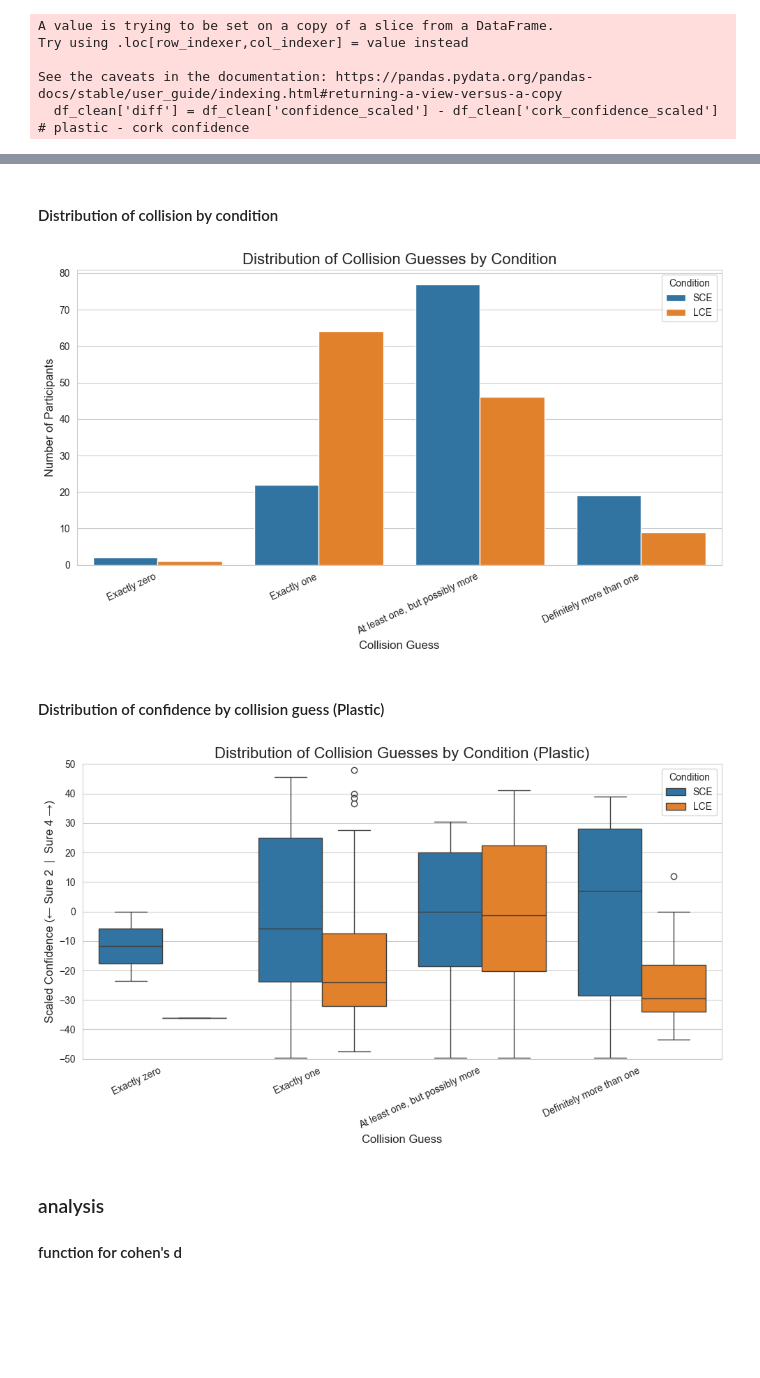
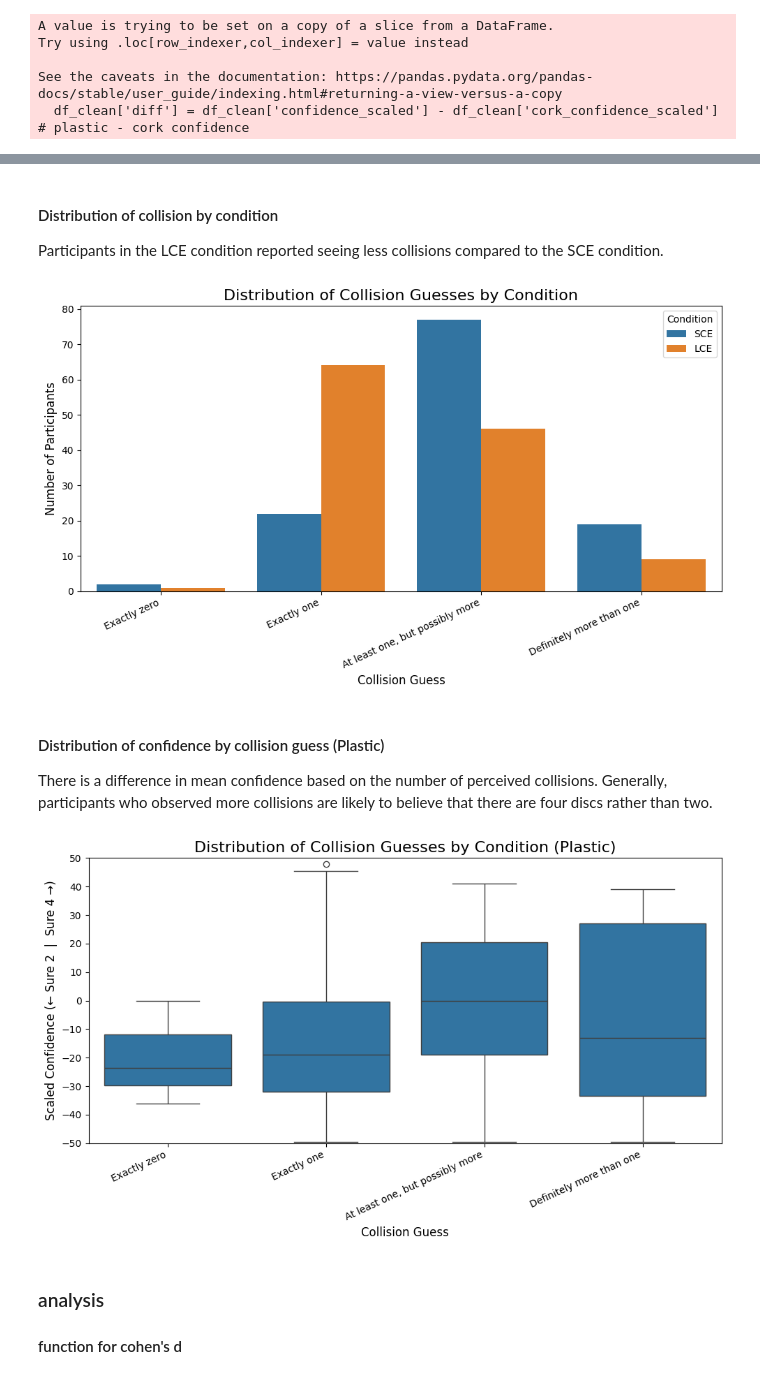
Before and after one commit to keishiro-sawa/collidingdiscs, a Jupyter notebook: analysis/pilot3_data_analysis.ipynb, the cells around one changed output, grey strips where cells are left out. Cells and saved outputs as stored; diff of their text form; code cells hidden in the pictures; blank space fills up the shorter version.

```diff
--- a/analysis/pilot3_data_analysis.ipynb
+++ b/analysis/pilot3_data_analysis.ipynb
@@ -15,7 +15,7 @@ from statsmodels.formula.api import ols
 # %% [markdown]
 ### import data
 # %%
-path_to_merged_data = '../pilot3_results/final_merged_data.csv'
+path_to_merged_data = "/Volumes/HARD1/self-modelling/colliding_discs/data/pilot3/final_merged_data.csv"
 merged_df = pd.read_csv(path_to_merged_data)
 # %% [markdown]
 ### clean data
@@ -240,5 +245,7 @@ plt.tight_layout()
 # %% [markdown]
 #### Distribution of collision by condition
+
+Participants in the LCE condition reported seeing less collisions compared to the SCE condition.
 # %%
 plt.figure(figsize=(10, 6))
 
@@ -264,39 +271,39 @@ plt.xticks(rotation=25, ha='right')
 plt.legend(title='Condition', loc='upper right')
 plt.tight_layout()
 # %% [output]
-[figure, old version]
+[figure, new version]
 # %% [markdown]
 #### Distribution of confidence by collision guess (Plastic)
+
+There is a difference in mean confidence based on the number of perceived collisions. Generally, participants who observed more collisions are likely to believe that there are four discs rather than two.
 # %%
 plt.figure(figsize=(10, 6))
 
 category_order = [
     'Exactly zero',
     'Exactly one',
     'At least one, but possibly more',
     'Definitely more than one'
 ]
 
 
 sns.boxplot(
     data=df_clean,
     x='collision_check',
     y = 'confidence_scaled',
-    hue='condition',
     order=category_order
 )
 
 
 plt.title('Distribution of Collision Guesses by Condition (Plastic)', fontsize=16)
 plt.xlabel('Collision Guess', fontsize=12)
 plt.ylabel('Scaled Confidence (← Sure 2  |  Sure 4 →)', fontsize=12)
 plt.xticks(rotation=25, ha='right')
-plt.legend(title='Condition', loc='upper right')
 plt.ylim(-50, 50)
 plt.yticks(np.arange(-50, 51, 10))
 plt.tight_layout()
 # %% [output]
-[figure, old version]
+[figure, new version]
 # %% [markdown]
 ### analysis
 
```
Also changed, not shown: parts of 11 cells of this notebook.
